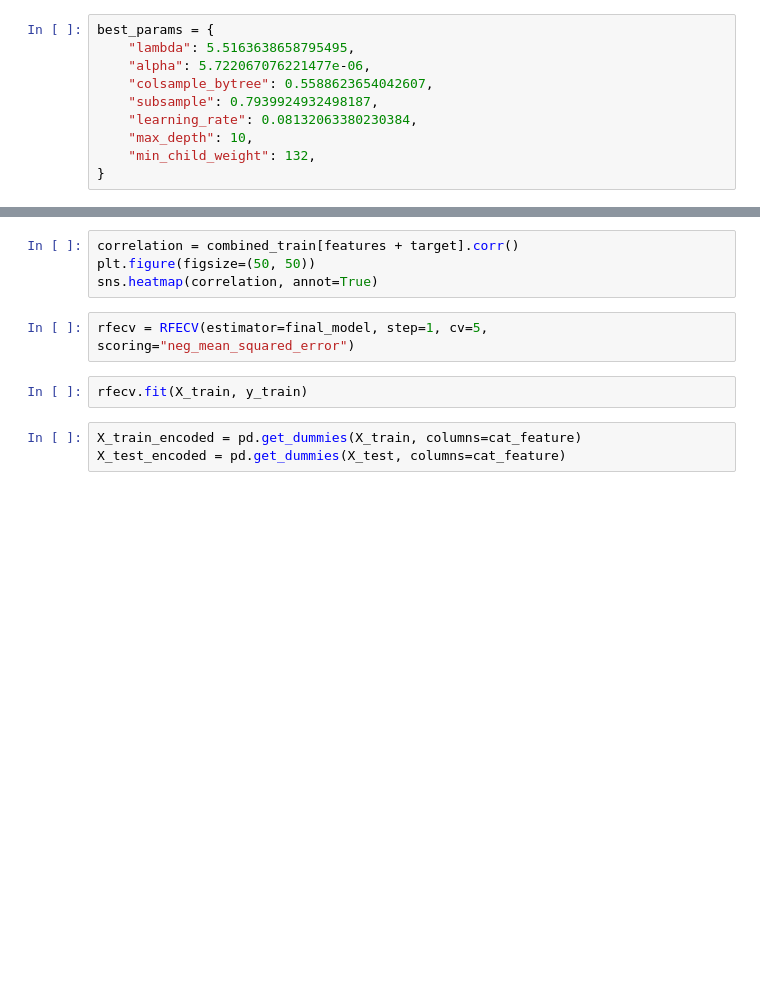
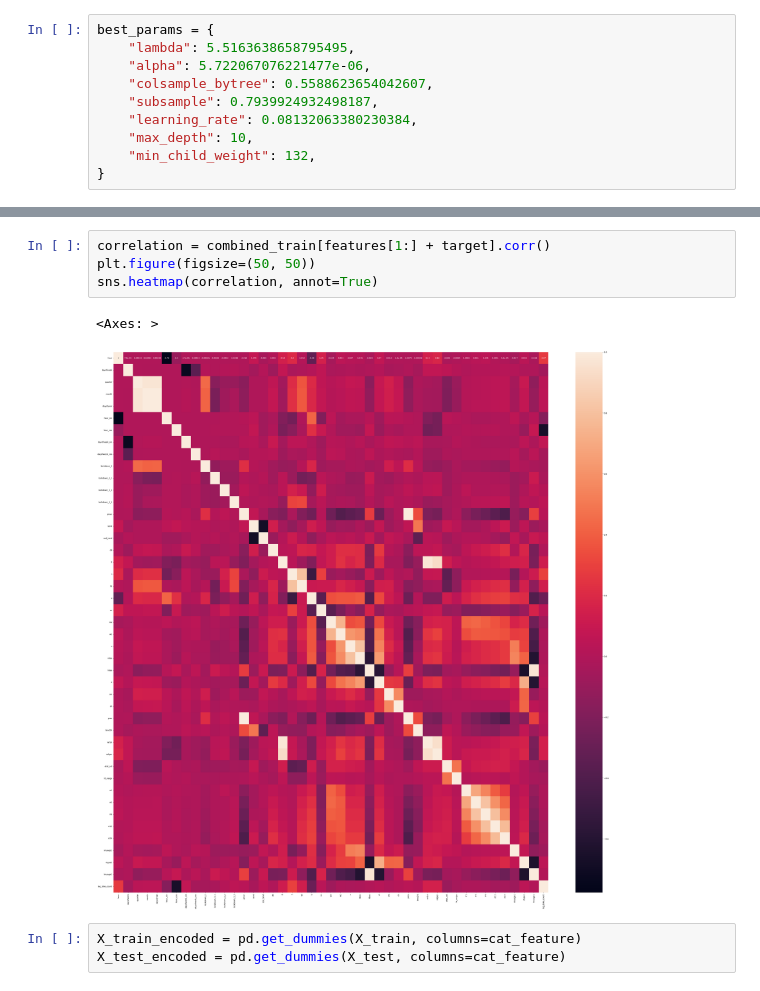
Before and after one commit to Ameya1337/Bike-Counters-Ameya---Qiling, a Jupyter notebook: Timeseries with XGBoost final.ipynb, the cells around one changed output, grey strips where cells are left out. Cells and saved outputs as stored; diff of their text form; blank space fills up the shorter version.

```diff
--- a/Timeseries with XGBoost final.ipynb
+++ b/Timeseries with XGBoost final.ipynb
@@ -1223,11 +1059,10 @@ print("Final Model  Train RMSE:", rmse_train)
 # %%
-correlation = combined_train[features + target].corr()
+correlation = combined_train[features[1:] + target].corr()
 plt.figure(figsize=(50, 50))
 sns.heatmap(correlation, annot=True)
+# %% [output]
+<Axes: >
+[figure, added]
-# %%
-rfecv = RFECV(estimator=final_model, step=1, cv=5, scoring="neg_mean_squared_error")
-# %%
-rfecv.fit(X_train, y_train)
 # %%
 X_train_encoded = pd.get_dummies(X_train, columns=cat_feature)
 X_test_encoded = pd.get_dummies(X_test, columns=cat_feature)
```
Also changed, not shown: parts of 140 cells of this notebook.
